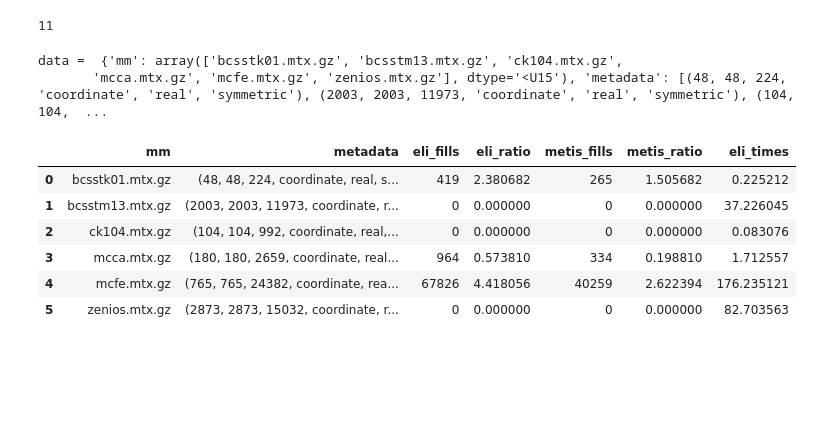
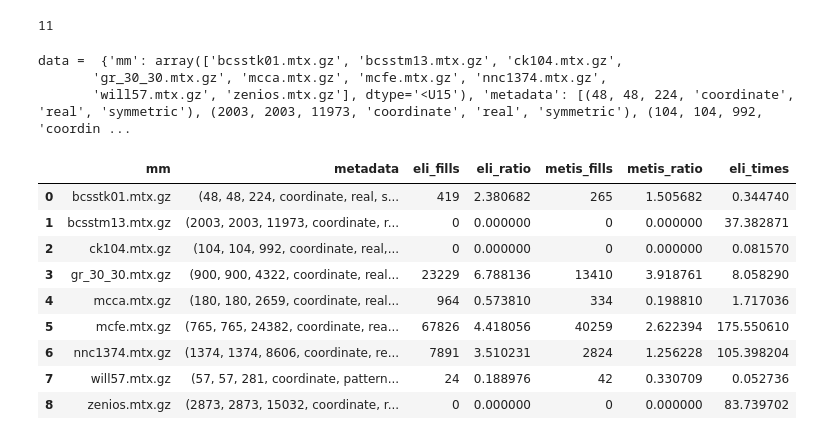
Before and after one commit to berylgithub/eli, a Jupyter notebook: elimination_ordering.ipynb, the cells around one changed output. Drawn from its saved outputs; the diff is of its cells as text; code cells hidden in the pictures; blank space fills up the shorter version.

```diff
--- a/elimination_ordering.ipynb
+++ b/elimination_ordering.ipynb
@@ -1265,19 +1258,25 @@ print(np.sum(upper_tri))
 # %% [output]
 11
 # %%
+'''Table visualization'''
+
 import pandas as pd
 with open('data.p', 'rb') as fp:
     data = pickle.load(fp)
     print("data = ",data)
 
 pd.DataFrame.from_dict(data)
 # %% [output]
 data =  {'mm': array(['bcsstk01.mtx.gz', 'bcsstm13.mtx.gz', 'ck104.mtx.gz',
-       'mcca.mtx.gz', 'mcfe.mtx.gz', 'zenios.mtx.gz'], dtype='<U15'), 'metadata': [(48, 48, 224, 'coordinate', 'real', 'symmetric'), (2003, 2003, 11973, 'coordinate', 'real', 'symmetric'), (104, 104,  ...
+       'gr_30_30.mtx.gz', 'mcca.mtx.gz', 'mcfe.mtx.gz', 'nnc1374.mtx.gz',
+       'will57.mtx.gz', 'zenios.mtx.gz'], dtype='<U15'), 'metadata': [(48, 48, 224, 'coordinate', 'real', 'symmetric'), (2003, 2003, 11973, 'coordinate', 'real', 'symmetric'), (104, 104, 992, 'coordin ...
 |  | mm | metadata | eli_fills | eli_ratio | metis_fills | metis_ratio | eli_times |
-| 0 | bcsstk01.mtx.gz | (48, 48, 224, coordinate, real, s... | 419 | 2.380682 | 265 | 1.505682 | 0.225212 |
-| 1 | bcsstm13.mtx.gz | (2003, 2003, 11973, coordinate, r... | 0 | 0.000000 | 0 | 0.000000 | 37.226045 |
-| 2 | ck104.mtx.gz | (104, 104, 992, coordinate, real,... | 0 | 0.000000 | 0 | 0.000000 | 0.083076 |
-| 3 | mcca.mtx.gz | (180, 180, 2659, coordinate, real... | 964 | 0.573810 | 334 | 0.198810 | 1.712557 |
-| 4 | mcfe.mtx.gz | (765, 765, 24382, coordinate, rea... | 67826 | 4.418056 | 40259 | 2.622394 | 176.235121 |
-| 5 | zenios.mtx.gz | (2873, 2873, 15032, coordinate, r... | 0 | 0.000000 | 0 | 0.000000 | 82.703563 |
+| 0 | bcsstk01.mtx.gz | (48, 48, 224, coordinate, real, s... | 419 | 2.380682 | 265 | 1.505682 | 0.344740 |
+| 1 | bcsstm13.mtx.gz | (2003, 2003, 11973, coordinate, r... | 0 | 0.000000 | 0 | 0.000000 | 37.382871 |
+| 2 | ck104.mtx.gz | (104, 104, 992, coordinate, real,... | 0 | 0.000000 | 0 | 0.000000 | 0.081570 |
+| 3 | gr_30_30.mtx.gz | (900, 900, 4322, coordinate, real... | 23229 | 6.788136 | 13410 | 3.918761 | 8.058290 |
+| 4 | mcca.mtx.gz | (180, 180, 2659, coordinate, real... | 964 | 0.573810 | 334 | 0.198810 | 1.717036 |
+| 5 | mcfe.mtx.gz | (765, 765, 24382, coordinate, rea... | 67826 | 4.418056 | 40259 | 2.622394 | 175.550610 |
+| 6 | nnc1374.mtx.gz | (1374, 1374, 8606, coordinate, re... | 7891 | 3.510231 | 2824 | 1.256228 | 105.398204 |
+| 7 | will57.mtx.gz | (57, 57, 281, coordinate, pattern... | 24 | 0.188976 | 42 | 0.330709 | 0.052736 |
+| 8 | zenios.mtx.gz | (2873, 2873, 15032, coordinate, r... | 0 | 0.000000 | 0 | 0.000000 | 83.739702 |
```
Also changed, not shown: parts of 2 cells of this notebook.
